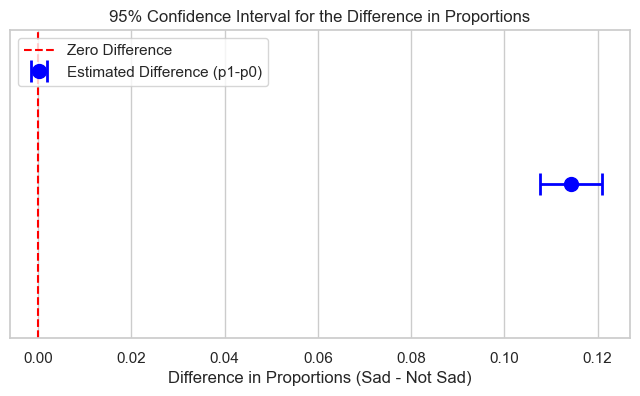
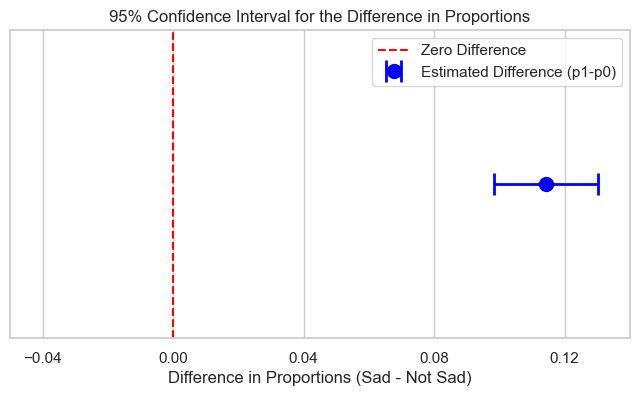
The change to this notebook cell's code, shown as a diff; its figure went from the first image to the second:
--- before
+++ after
@@ -1,4 +1,10 @@
-ci_diff_lower = ci_lower[0] - ci_lower[1]
-ci_diff_upper = ci_upper[0] - ci_upper[1]
+p1_hat = count_1 / nobs_1
+p0_hat = count_0 / nobs_0
+se_diff = np.sqrt((p1_hat * (1 - p1_hat) / nobs_1) + (p0_hat * (1 - p0_hat) / nobs_0))
+
+ci_diff_lower = diff_estimate - 1.96 * se_diff
+ci_diff_upper = diff_estimate + 1.96 * se_diff
+
+print(f"95% CI for Difference (p1 - p0): ({ci_diff_lower:.4f}, {ci_diff_upper:.4f})")
 
 plt.figure(figsize=(8, 4))
@@ -10,8 +16,11 @@
              label='Estimated Difference (p1-p0)')
 
+plt.xlim(-0.05, 0.14)
+plt.xticks([-0.04, 0.00, 0.04, 0.08, 0.12])
+
 plt.yticks([])
 plt.title('95% Confidence Interval for the Difference in Proportions')
 plt.xlabel('Difference in Proportions (Sad - Not Sad)')
-plt.legend(loc='upper left')
+plt.legend(loc='upper right')
 
 plt.savefig('../outputs/figures/confidence_interval_plot.png', dpi=300, bbox_inches='tight')

Commit: Add files via upload